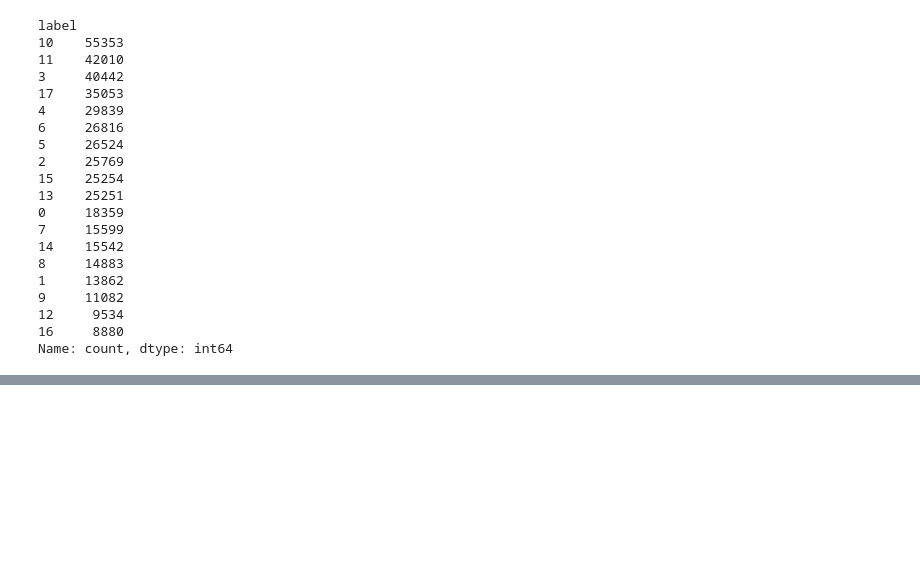
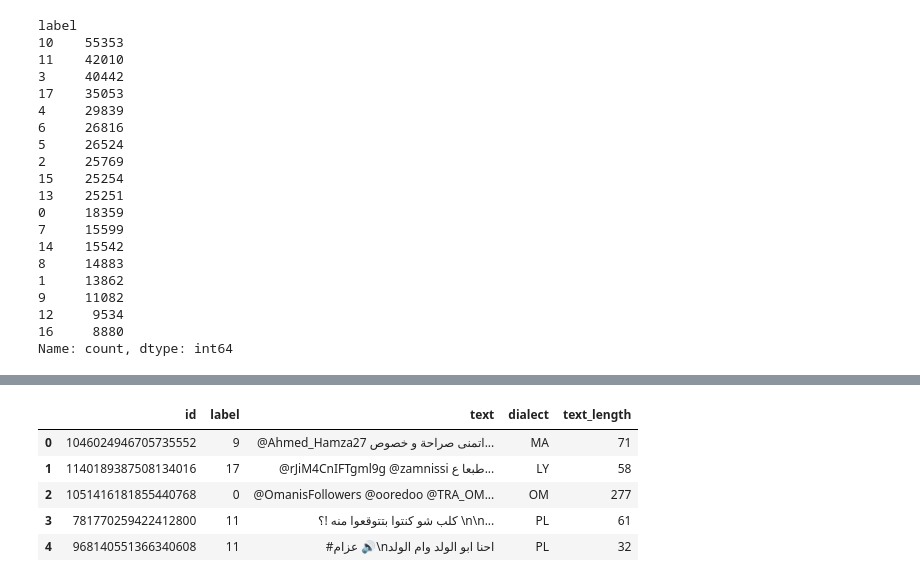
Before and after one commit to Ob1ida/Arabic-dialect-classifier, a Jupyter notebook: 01_data_exploration.ipynb, the cells around one changed output, grey strips where cells are left out. Saved outputs shown, nothing was run; the diff lists cells and outputs as text; code cells hidden in the pictures; blank space fills up the shorter version.

```diff
--- a/01_data_exploration.ipynb
+++ b/01_data_exploration.ipynb
@@ -71,0 +149,9 @@ Name: count, dtype: int64
+# %%
+df.head()
+# %% [output]
+|  | id | label | text | dialect | text_length |
+| 0 | 1046024946705735552 | 9 | @Ahmed_Hamza27 اتمنى صراحة و خصوص... | MA | 71 |
+| 1 | 1140189387508134016 | 17 | @rJiM4CnIFTgml9g @zamnissi طبعا ع... | LY | 58 |
+| 2 | 1051416181855440768 | 0 | @OmanisFollowers @ooredoo @TRA_OM... | OM | 277 |
+| 3 | 781770259422412800 | 11 | كلب شو كنتوا بتتوقعوا منه !؟ \n\n... | PL | 61 |
+| 4 | 968140551366340608 | 11 | #عزام 🔊\nاحنا ابو الولد وام الولد | PL | 32 |
```
Also changed, not shown: parts of 19 cells of this notebook.
